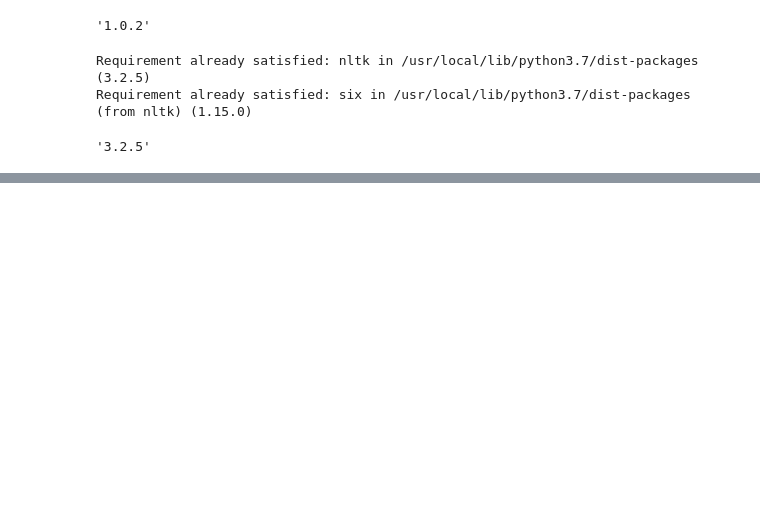
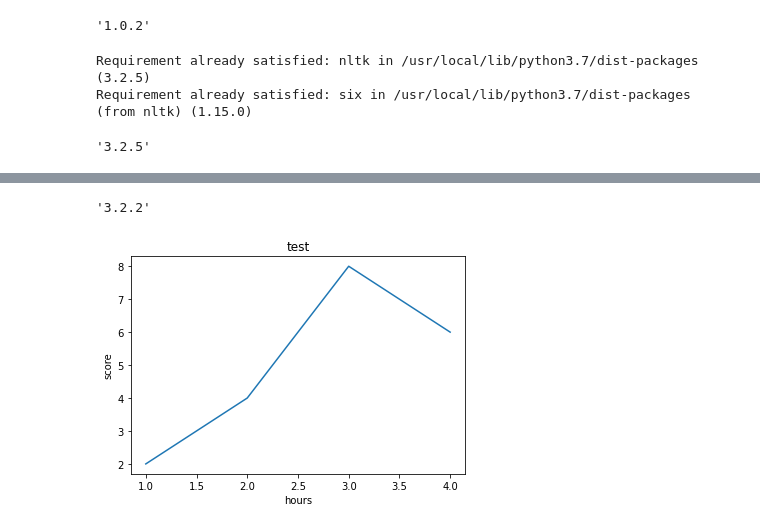
Before and after one commit to BeLeap/2019-09-29_C-_Conference, a Jupyter notebook: 01/frameworks_and_library.ipynb, the cells around one changed output, grey strips where cells are left out. Cells and saved outputs as stored; diff of their text form; code cells hidden in the pictures; blank space fills up the shorter version.

```diff
--- a/01/frameworks_and_library.ipynb
+++ b/01/frameworks_and_library.ipynb
@@ -81,0 +231,5 @@ nltk.download('treebank')
+# %%
+import matplotlib as mpl
+mpl.__version__
+# %% [output]
+'3.2.2'
@@ -81,0 +238,8 @@ nltk.download('treebank')
+# %%
+plt.title('test')
+plt.plot([1, 2, 3, 4], [2, 4, 8, 6])
+plt.xlabel('hours')
+plt.ylabel('score')
+plt.show()
+# %% [output]
+[figure, added]
```
Also changed, not shown: parts of 29 cells of this notebook.
